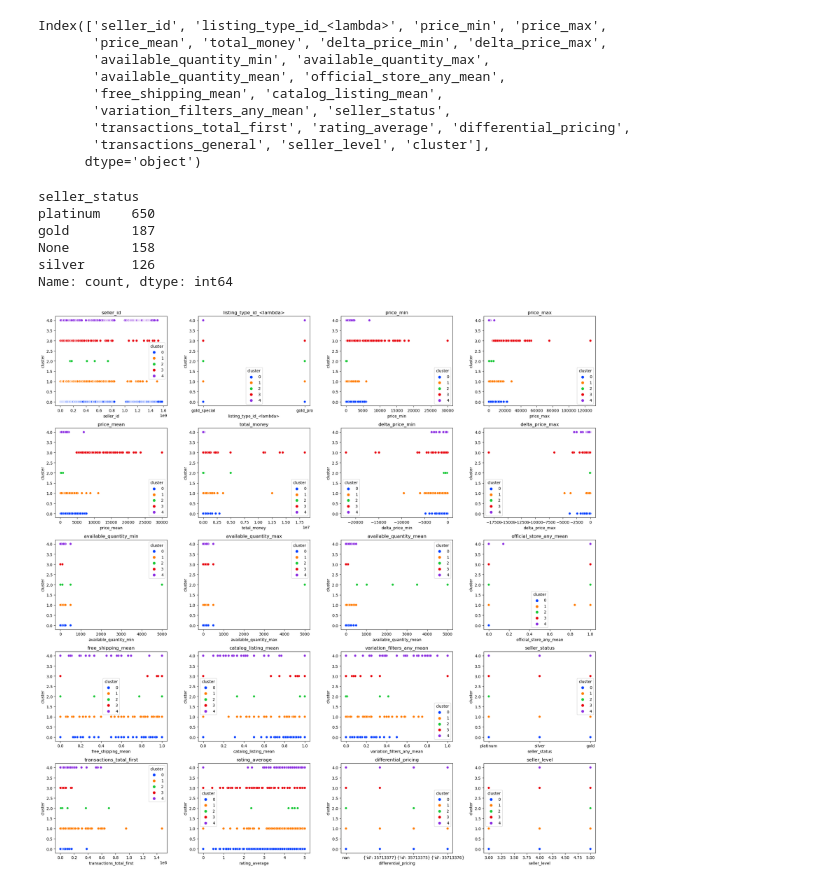
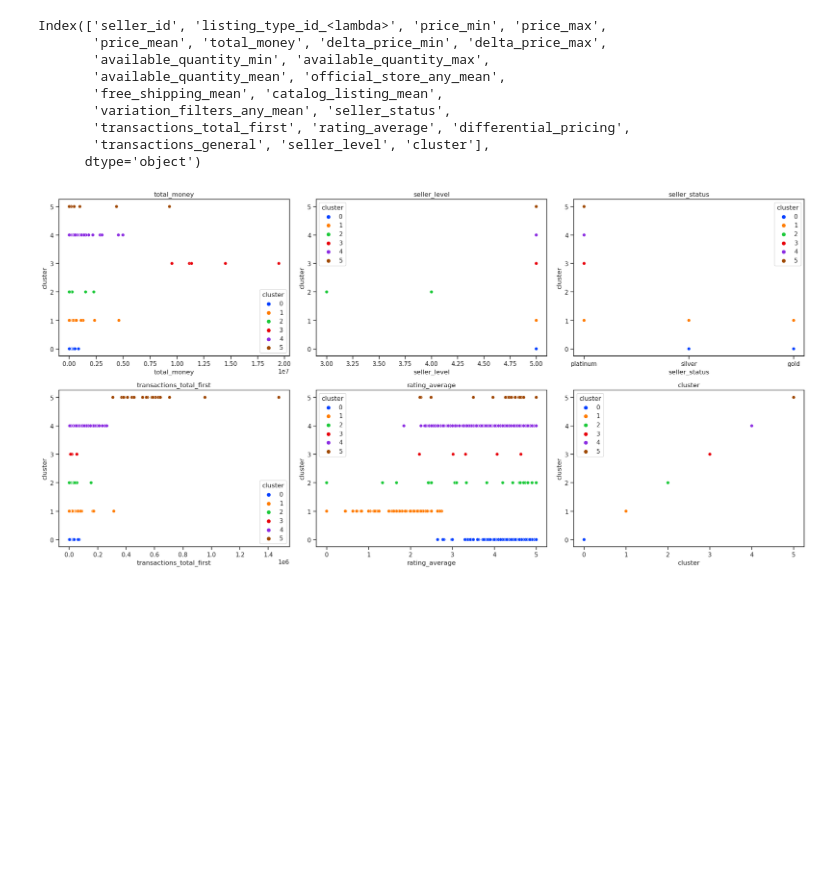
Before and after one commit to XimenaZamora/MercadoLibre-Data-Challenge, a Jupyter notebook: MeLi_data_challenge.ipynb, the cells around one changed output. Saved outputs shown, nothing was run; the diff lists cells and outputs as text; code cells hidden in the pictures; blank space fills up the shorter version.

```diff
--- a/MeLi_data_challenge.ipynb
+++ b/MeLi_data_challenge.ipynb
@@ -617,0 +642,12 @@ df_scaled['rating_average']= df_scaled['rating_average'].fillna(0)
+# %%
+distortions = []
+for i in range(1, 11):
+    km = KMeans(n_clusters=i, init='k-means++', max_iter=300, tol=1e-04, random_state=2024, n_init=10)
+    km.fit(df_scaled)
+    distortions.append(km.inertia_)
+plt.figure(figsize=(7, 4), dpi=80)
+plt.plot(range(1,11), distortions, label="SSE vs k")
+plt.xlabel("Número de Clusters")
+plt.ylabel("Distorsión")
+plt.legend(loc='upper right')
+plt.show()
@@ -617,0 +674,16 @@ df_scaled['rating_average']= df_scaled['rating_average'].fillna(0)
+# %%
+from sklearn.cluster import KMeans
+import sklearn.metrics as metrics
+siluetas = []
+for i in range(2, 10):
+    km = KMeans(n_clusters=i, init='k-means++', max_iter=300, tol=1e-04, random_state=2024, n_init=10)
+    km.fit(df_scaled)
+    silueta = metrics.silhouette_score(X,km.labels_,metric="euclidean")
+    siluetas.append(silueta)
+
+plt.figure(figsize=(7, 4), dpi=80)
+plt.plot(range(2,10), siluetas, label="Silueta vs K")
+plt.xlabel("Número de Clusters")
+plt.ylabel("Silueta")
+plt.legend(loc='upper right')
+plt.show()
@@ -618,7 +692,7 @@ df_scaled['rating_average']= df_scaled['rating_average'].fillna(0)
 # %%
 %%time
-k = 4
-kmeans = KMeans(n_clusters=k, random_state=42, init='k-means++')
+k = 6
+kmeans = KMeans(n_clusters=k, random_state=20240, init='k-means++', n_init=10)
 df_filtrado['cluster'] = kmeans.fit_predict(df_scaled)
 df_scaled_cluster=df_scaled
 df_scaled_cluster['cluster']=kmeans.fit_predict(df_scaled)
@@ -706,28 +741,21 @@ Index(['seller_id', 'listing_type_id_<lambda>', 'price_min', 'price_max',
        'transactions_total_first', 'rating_average', 'differential_pricing',
        'transactions_general', 'seller_level', 'cluster'],
       dtype='object')
-# %%
-df_filtrado.seller_status.value_counts(dropna=False)
-# %% [output]
-seller_status
-platinum    650
-gold        187
-None        158
-silver      126
-Name: count, dtype: int64
 # %%
-#df_plot=df_filtrado[df_filtrado['cluster']!=3]
-df_plot=df_filtrado.drop(['transactions_general'], axis='columns')
+df_plot=df_filtrado[['total_money',
+    'seller_level', 'seller_status',
+    'transactions_total_first',
+    'rating_average', 'cluster']]
 # %%
-fig, axes = plt.subplots(5, 4, figsize=(20, 20), dpi=100)
+fig, axes = plt.subplots(2, 3, figsize=(20, 10), dpi=100)
 axes = axes.flatten()
 
-for i, feature in enumerate(df_filtrado.drop(['cluster', 'transactions_general'], axis='columns').columns):
+for i, feature in enumerate(df_plot.columns):
     sns.scatterplot(data=df_plot,x=feature,y='cluster', ax=axes[i], hue='cluster', palette='bright')
     axes[i].set_title(f'{feature}')
 
 plt.tight_layout()
 plt.show()
 # %% [output]
-[figure, old version]
+[figure, new version]
 # %%
```
Also changed, not shown: parts of 40 cells of this notebook.
